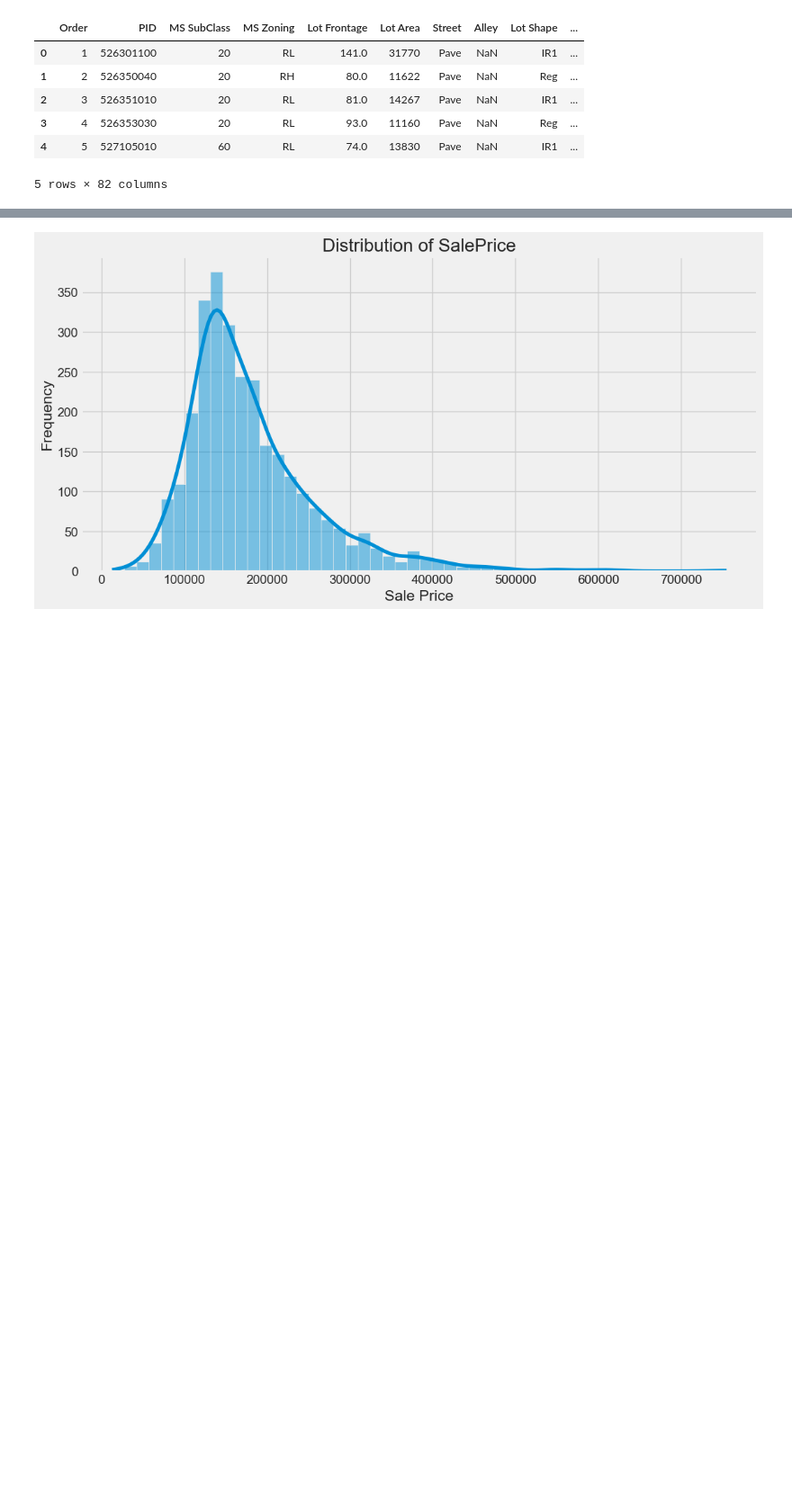
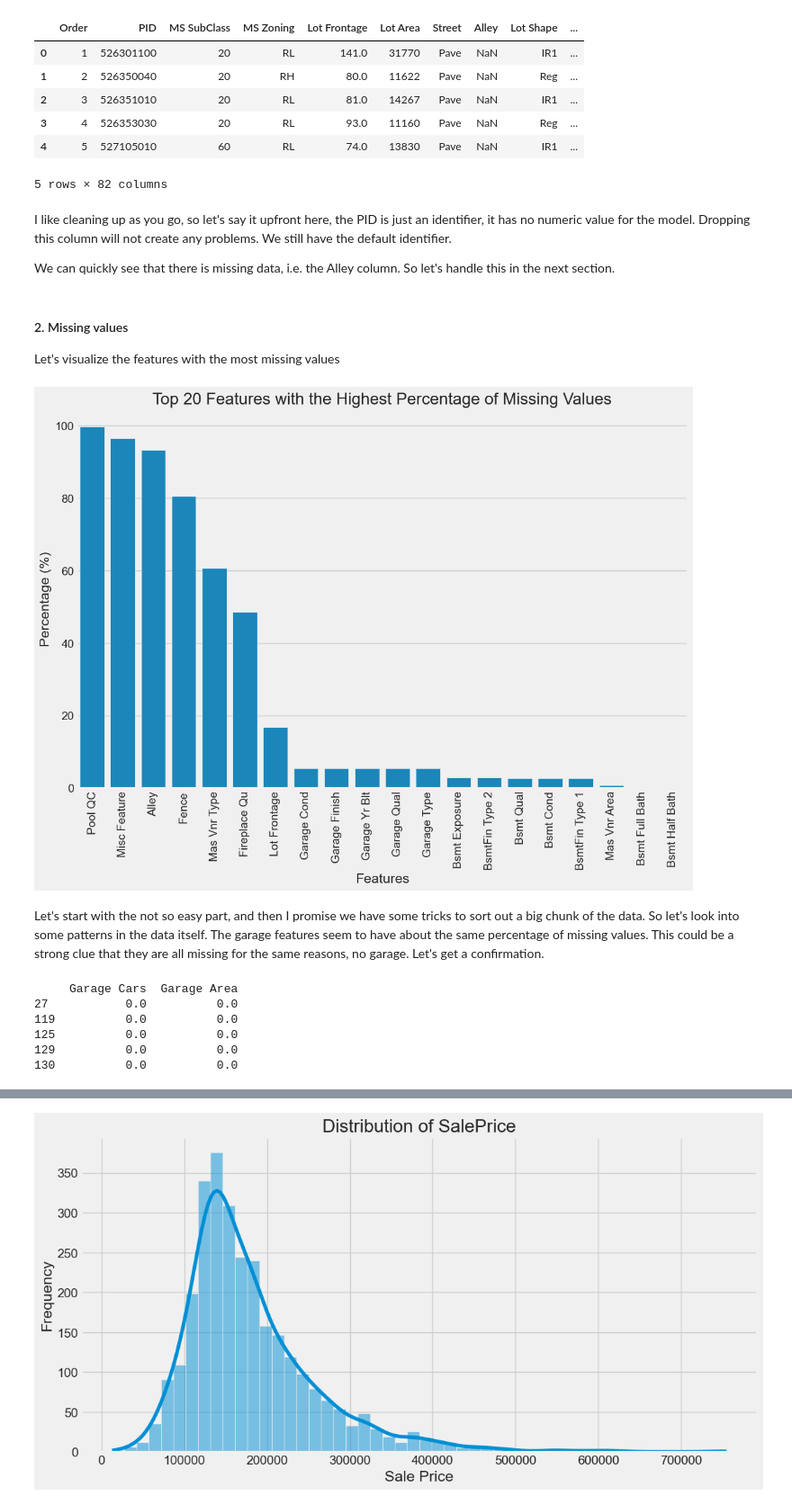
Before and after one commit to RaresPopa22/AmesHousing, a Jupyter notebook: notebooks/01_Exploratory_Data_Analysis.ipynb, the cells around one changed output, grey strips where cells are left out. Shown at 90% size. Drawn from its saved outputs; the diff is of its cells as text; code cells hidden in the pictures; blank space fills up the shorter version.

```diff
--- a/notebooks/01_Exploratory_Data_Analysis.ipynb
+++ b/notebooks/01_Exploratory_Data_Analysis.ipynb
@@ -31,3 +31,38 @@ Data shape: (2930, 82)
 | 3 | 4 | 526353030 | 20 | RL | 93.0 | 11160 | Pave | NaN | Reg | ... |
 | 4 | 5 | 527105010 | 60 | RL | 74.0 | 13830 | Pave | NaN | IR1 | ... |
 5 rows × 82 columns
+# %% [markdown]
+I like cleaning up as you go, so let's say it upfront here, the PID is just an identifier, it has no numeric value for the model. Dropping this column will not create any problems. We still have the default identifier.
+
+We can quickly see that there is missing data, i.e. the Alley column. So let's handle this in the next section.
+# %% [markdown]
+#### 2. Missing values
+
+Let's visualize the features with the most missing values
+# %%
+missing_values = data.isnull().sum()
+total_values = len(data)
+missing_percentage = (missing_values / total_values) * 100
+missing_percentage_column = 'Missing Percentage'
+missing_info = pd.DataFrame({missing_percentage_column: missing_percentage}).sort_values(by=missing_percentage_column, ascending=False)
+
+plt.figure(figsize=(12, 8))
+sns.barplot(x=missing_info.index[:20], y=missing_info[missing_percentage_column][:20])
+plt.xticks(rotation=90)
+plt.title('Top 20 Features with the Highest Percentage of Missing Values')
+plt.xlabel('Features')
+plt.ylabel('Percentage (%)')
+plt.show()
+# %% [output]
+[figure, added]
+# %% [markdown]
+Let's start with the not so easy part, and then I promise we have some tricks to sort out a big chunk of the data. So let's look into some patterns in the data itself. The garage features seem to have about the same percentage of missing values. This could be a strong clue that they are all missing for the same reasons, no garage. Let's get a confirmation.
+# %%
+print(data[data['Garage Type'].isnull()][['Garage Cars', 'Garage Area']].head())
+# %% [output]
+     Garage Cars  Garage Area
+27           0.0          0.0
+119          0.0          0.0
+125          0.0          0.0
+129          0.0          0.0
+130          0.0          0.0
```
Also changed, not shown: parts of 7 cells of this notebook.
